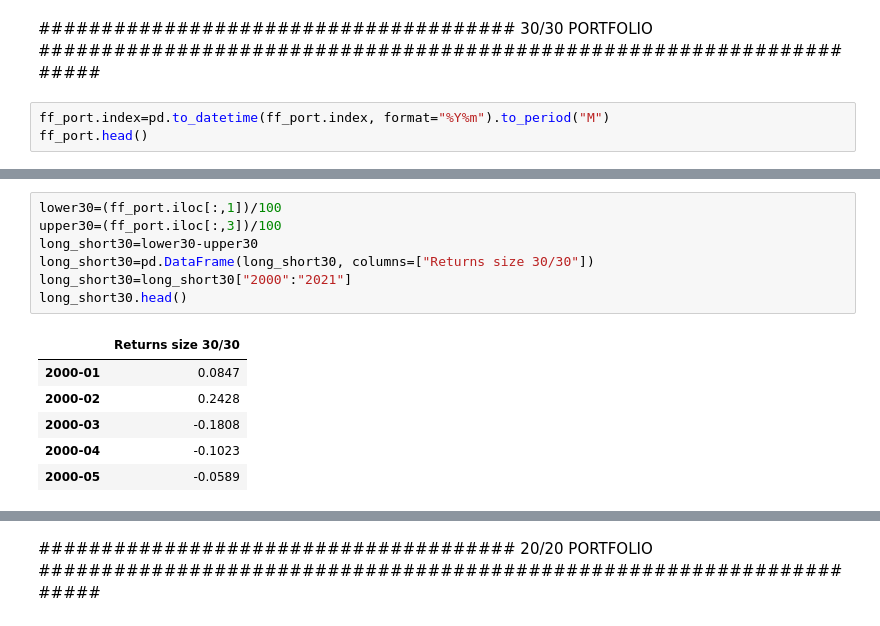
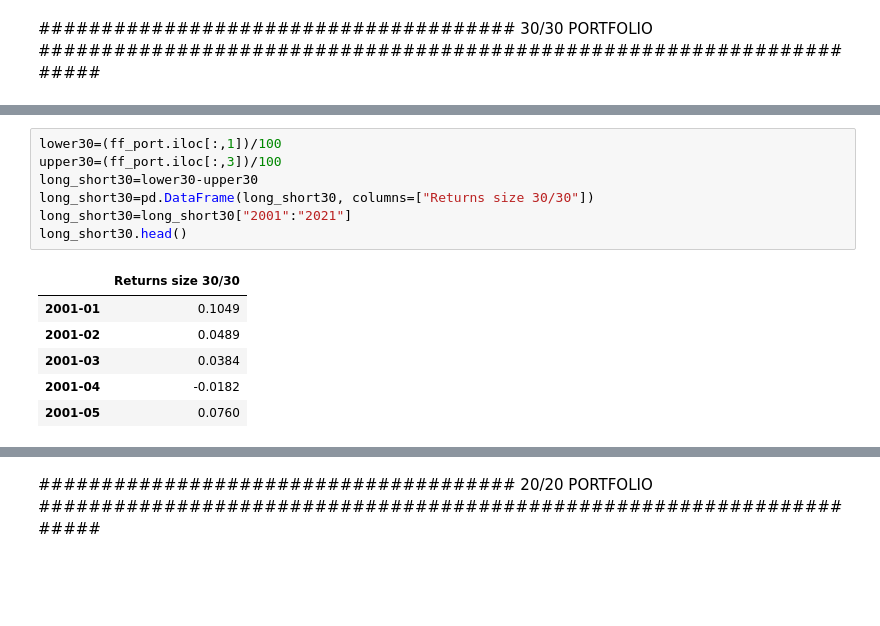
Before and after one commit to biv-neupane7/Code-for-the-articles, a Jupyter notebook: Article 16.ipynb, the cells around one changed output, grey strips where cells are left out. Saved outputs shown, nothing was run; the diff lists cells and outputs as text; blank space fills up the shorter version.

```diff
--- a/Article 16.ipynb
+++ b/Article 16.ipynb
@@ -618,5 +618,2 @@ Ttest_1sampResult(statistic=array([0.64819339]), pvalue=array([0.51742538]))
 # %% [markdown]
 ######################################  30/30 PORTFOLIO   #####################################################################
-# %%
-ff_port.index=pd.to_datetime(ff_port.index, format="%Y%m").to_period("M")
-ff_port.head()
@@ -630,17 +620,17 @@ ff_port.head()
 # %%
 lower30=(ff_port.iloc[:,1])/100
 upper30=(ff_port.iloc[:,3])/100
 long_short30=lower30-upper30
 long_short30=pd.DataFrame(long_short30, columns=["Returns size 30/30"])
-long_short30=long_short30["2000":"2021"]
+long_short30=long_short30["2001":"2021"]
 long_short30.head()
 # %% [output]
 |  | Returns size 30/30 |
-| 2000-01 | 0.0847 |
-| 2000-02 | 0.2428 |
-| 2000-03 | -0.1808 |
-| 2000-04 | -0.1023 |
-| 2000-05 | -0.0589 |
+| 2001-01 | 0.1049 |
+| 2001-02 | 0.0489 |
+| 2001-03 | 0.0384 |
+| 2001-04 | -0.0182 |
+| 2001-05 | 0.0760 |
 # %%
 long_short30_ann=((1+long_short30).prod())**(12/n)-1 # Annualizing
 long_short30_ann
```
Also changed, not shown: parts of 36 cells of this notebook.
